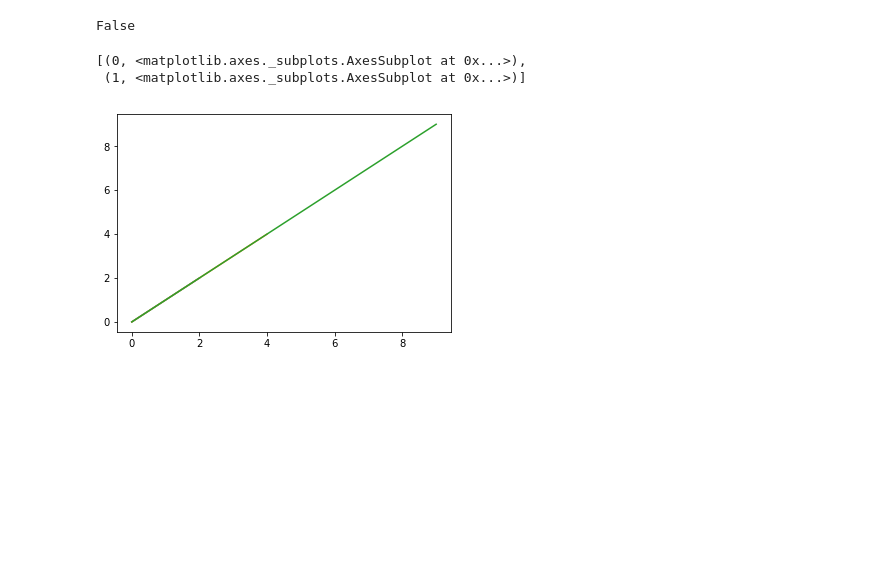
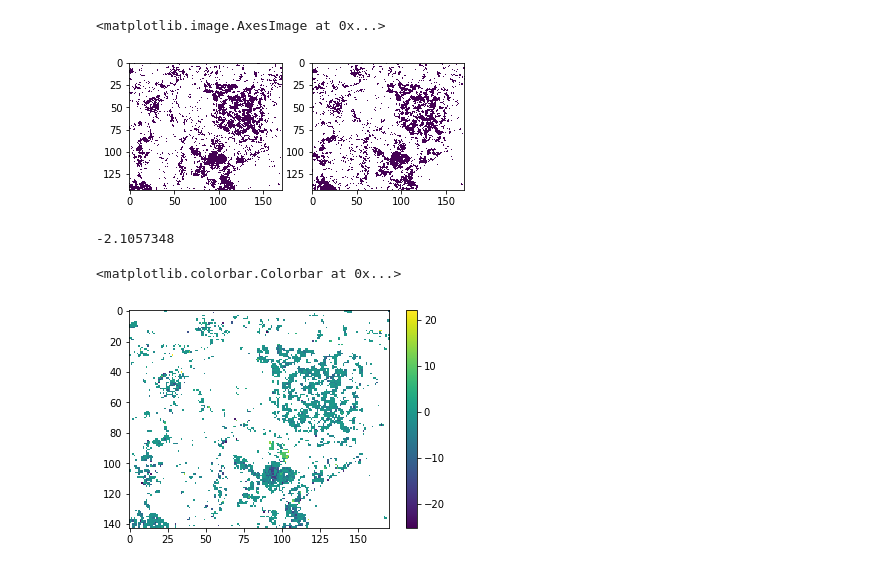
Before and after one commit to mjb-oz/urban_change, a Jupyter notebook: TestSpace.ipynb, the cells around one changed output. Cells and saved outputs as stored; diff of their text form; code cells hidden in the pictures; blank space fills up the shorter version.

```diff
--- a/TestSpace.ipynb
+++ b/TestSpace.ipynb
@@ -492,25 +1,47 @@ plt.show()
-# %%
-test in list(enumerate(fig.axes))
-# %% [output]
-False
-# %%
-fig = plt.figure()
-ax1 = plt.subplot(211)
-ax2 = plt.subplot(212)
-# %% [output]
-[(0, <matplotlib.axes._subplots.AxesSubplot at 0x...>),
- (1, <matplotlib.axes._subplots.AxesSubplot at 0x...>)]
-# %%
-def makeaxes(n):
-    plt.plot(range(n))
-    ax = plt.gca()
-    return ax
-
-fig = plt.figure()
-
-axs = []
-for n in [3,5,10]:
-    axs.append(makeaxes(n))
-plt.draw()
-# %% [output]
-[figure, removed]
+# %%
+import matplotlib.pyplot as plt
+import matplotlib
+from matplotlib.pyplot import imshow
+import gdal
+import numpy as np
+
+study_area = 'mtbarker'
+
+# get the results ready for comparison
+# no change should be np.NaN
+# chanage = 1
+change = gdal.Open('../' + study_area + '/change_time.img').ReadAsArray()
+change[change == 0] = np.nan
+
+peterchange = change.copy()
+peterchange[np.isfinite(peterchange)] = 1
+
+# mikechange = changedates_arr.copy()
+# mikechange[np.isfinite(mikechange)] = 1
+results_save_location = '../' + study_area + '/changeresults_svm.pkl'
+svc_raw = np.load(results_save_location)
+svc_flag = svc_raw.copy()
+svc_flag[np.isfinite(svc_flag)] = 1
+
+results_save_location = '../' + study_area + '/changeresults_rf.pkl'
+rf_raw = np.load(results_save_location)
+rf_flag = rf_raw.copy()
+rf_flag[np.isfinite(rf_flag)] = 1
+# %%
+plt.subplot(121)
+imshow(rf_flag)
+plt.subplot(122)
+imshow(svc_flag)
+# %% [output]
+<matplotlib.image.AxesImage at 0x...>
+[figure, added]
+# %%
+np.nanmean(rf_raw - svc_raw)
+# %% [output]
+-2.1057348
+# %%
+imshow(rf_raw - svc_raw)
+plt.colorbar()
+# %% [output]
+<matplotlib.colorbar.Colorbar at 0x...>
+[figure, added]
```
Also changed, not shown: parts of 24 cells of this notebook, 1 other file.
